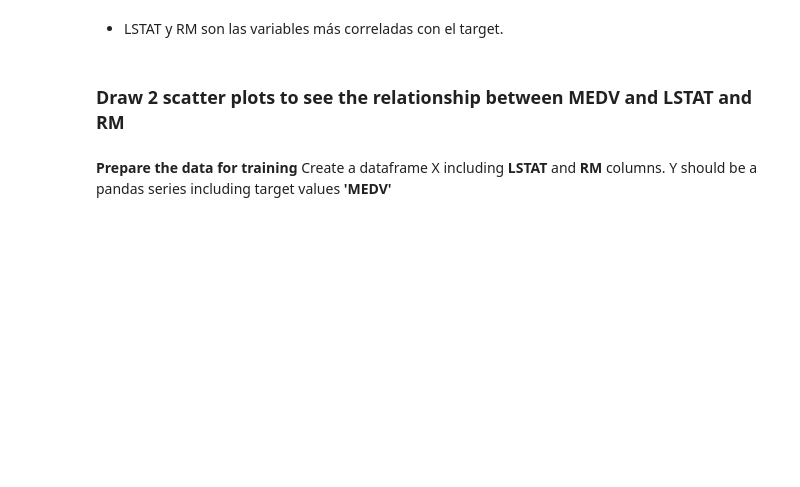
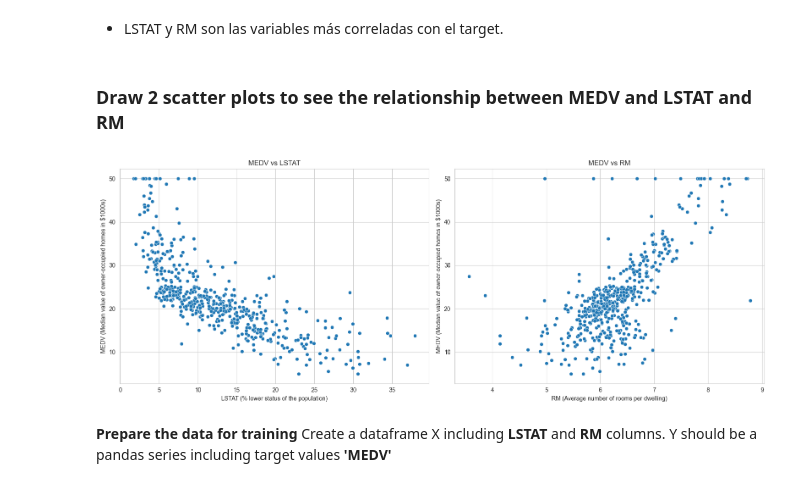
Before and after one commit to MikelTelo/dsft2409_mikeltelo, a Jupyter notebook: 2409_dsft_thebridge_core/3-Machine_Learning/1-Supervisado/1-Regression/2-Polynomial_Regression/ejercicios/3 Polynomial_Regression_MTA.ipynb, the cells around one changed output. Saved outputs shown, nothing was run; the diff lists cells and outputs as text; code cells hidden in the pictures; blank space fills up the shorter version.

```diff
--- a/2409_dsft_thebridge_core/3-Machine_Learning/1-Supervisado/1-Regression/2-Polynomial_Regression/ejercicios/3 Polynomial_Regression_MTA.ipynb
+++ b/2409_dsft_thebridge_core/3-Machine_Learning/1-Supervisado/1-Regression/2-Polynomial_Regression/ejercicios/3 Polynomial_Regression_MTA.ipynb
@@ -114,6 +124,30 @@ sns.heatmap(df.corr(numeric_only=True), annot=True);
 * LSTAT y RM son las variables más correladas con el target.
 # %% [markdown]
 ### Draw 2 scatter plots to see the relationship between **MEDV** and **LSTAT** and **RM**
+# %%
+# Set up the plot style
+sns.set_style("whitegrid")
+
+# Create a figure with two subplots side by side
+fig, (ax1, ax2) = plt.subplots(1, 2, figsize=(16, 6))
+
+# Plot MEDV vs LSTAT
+sns.scatterplot(data=df, x='LSTAT', y='MEDV', ax=ax1)
+ax1.set_title('MEDV vs LSTAT')
+ax1.set_xlabel('LSTAT (% lower status of the population)')
+ax1.set_ylabel('MEDV (Median value of owner-occupied homes in $1000s)')
+
+# Plot MEDV vs RM
+sns.scatterplot(data=df, x='RM', y='MEDV', ax=ax2)
+ax2.set_title('MEDV vs RM')
+ax2.set_xlabel('RM (Average number of rooms per dwelling)')
+ax2.set_ylabel('MEDV (Median value of owner-occupied homes in $1000s)')
+
+# Adjust the layout and display the plot
+plt.tight_layout()
+plt.show()
+# %% [output]
+[figure, added]
 # %% [markdown]
 **Prepare the data for training**
 Create a dataframe X including **LSTAT** and **RM** columns.
```
Also changed, not shown: parts of 23 cells of this notebook.
